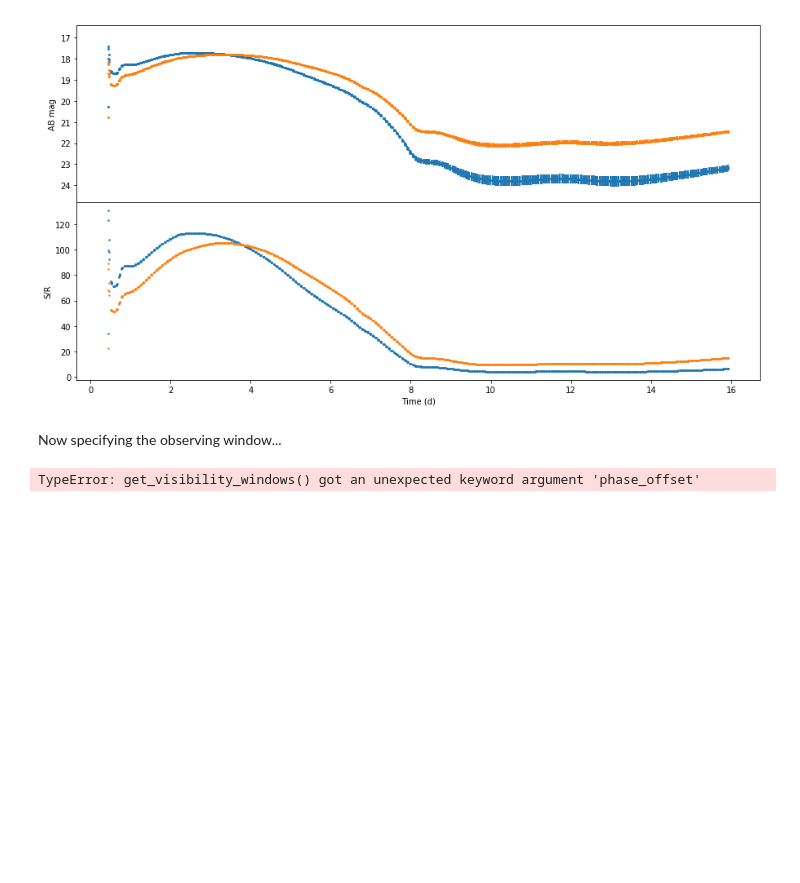
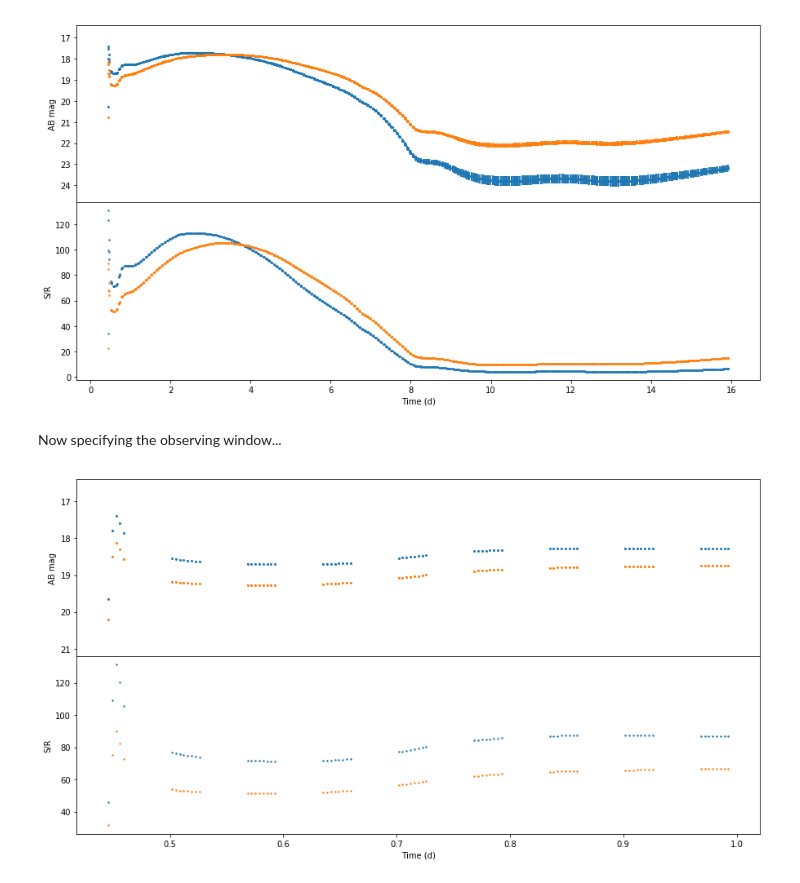
Before and after one commit to bwgref/duet-astro, a Jupyter notebook: Realistic_lightcurves.ipynb, the cells around one changed output. Drawn from its saved outputs; the diff is of its cells as text; code cells hidden in the pictures; blank space fills up the shorter version.

```diff
--- a/Realistic_lightcurves.ipynb
+++ b/Realistic_lightcurves.ipynb
@@ -450,7 +450,7 @@ create_and_plot_lc("input_data/SNIIb_lightcurve_DUET.fits", distance=100e6*u.pc)
 # %% [markdown]
 Now specifying the observing window...
 # %%
-create_and_plot_lc("input_data/SNIIb_lightcurve_DUET.fits", distance=400e6*u.pc,
-                  observing_windows=np.array([[0, 90000]])*u.s, phase_offset=0.1)
+create_and_plot_lc("input_data/SNIIb_lightcurve_DUET.fits", distance=100e6*u.pc,
+                  observing_windows=np.array([[0, 90000]])*u.s, phase_start=0.5, exposure_per_orbit=40*60.)
 # %% [output]
-TypeError: get_visibility_windows() got an unexpected keyword argument 'phase_offset'
+[figure, added]
```
